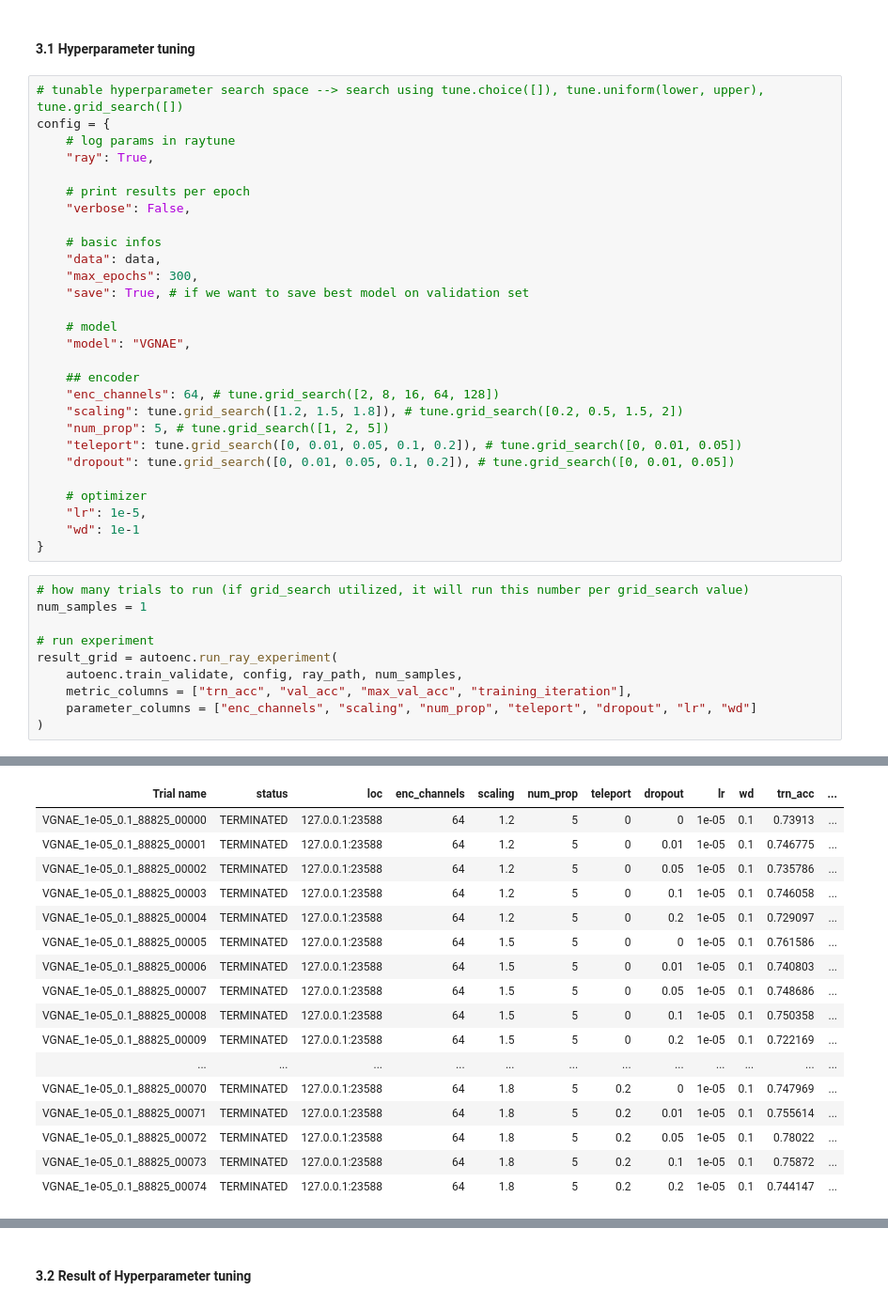
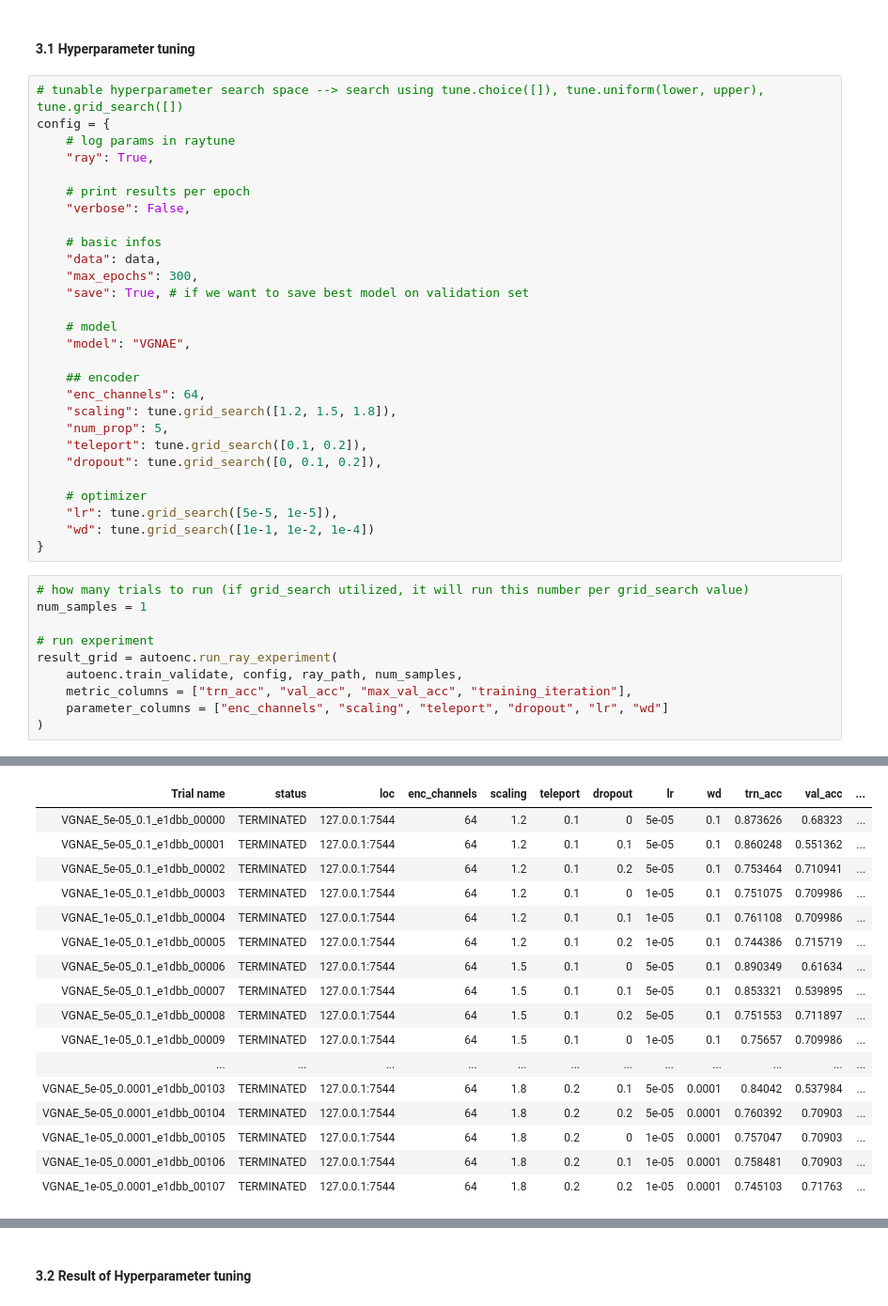
Before and after one commit to lassefschmidt/Network-Science_Challenge, a Jupyter notebook: 1_Node Embedding_VGNAE.ipynb, the cells around one changed output, grey strips where cells are left out. Shown at 94% size. Saved outputs shown, nothing was run; the diff lists cells and outputs as text.

```diff
--- a/1_Node Embedding_VGNAE.ipynb
+++ b/1_Node Embedding_VGNAE.ipynb
@@ -105,15 +105,15 @@ config = {
     "model": "VGNAE",
 
     ## encoder
-    "enc_channels": 64, # tune.grid_search([2, 8, 16, 64, 128])
-    "scaling": tune.grid_search([1.2, 1.5, 1.8]), # tune.grid_search([0.2, 0.5, 1.5, 2])
-    "num_prop": 5, # tune.grid_search([1, 2, 5])
-    "teleport": tune.grid_search([0, 0.01, 0.05, 0.1, 0.2]), # tune.grid_search([0, 0.01, 0.05])
-    "dropout": tune.grid_search([0, 0.01, 0.05, 0.1, 0.2]), # tune.grid_search([0, 0.01, 0.05])
+    "enc_channels": 64,
+    "scaling": tune.grid_search([1.2, 1.5, 1.8]),
+    "num_prop": 5,
+    "teleport": tune.grid_search([0.1, 0.2]),
+    "dropout": tune.grid_search([0, 0.1, 0.2]),
 
     # optimizer
-    "lr": 1e-5,
-    "wd": 1e-1
+    "lr": tune.grid_search([5e-5, 1e-5]),
+    "wd": tune.grid_search([1e-1, 1e-2, 1e-4])
 }
 # %%
 # how many trials to run (if grid_search utilized, it will run this number per grid_search value)
@@ -123,7 +123,7 @@ num_samples = 1
 result_grid = autoenc.run_ray_experiment(
     autoenc.train_validate, config, ray_path, num_samples,
     metric_columns = ["trn_acc", "val_acc", "max_val_acc", "training_iteration"],
-    parameter_columns = ["enc_channels", "scaling", "num_prop", "teleport", "dropout", "lr", "wd"]
+    parameter_columns = ["enc_channels", "scaling", "teleport", "dropout", "lr", "wd"]
 )
 # %% [output]
 Tune Status
@@ -136,18 +136,18 @@ Resources requested: 0/16 CPUs, 0/1 GPUs, 0.0/15.3 GiB heap, 0.0/7.65 GiB object
 Trial Status
-| Trial name | status | loc | enc_channels | scaling | num_prop | teleport | dropout | lr | wd | trn_acc | ... |
-| VGNAE_1e-05_0.1_88825_00000 | TERMINATED | 127.0.0.1:23588 | 64 | 1.2 | 5 | 0 | 0 | 1e-05 | 0.1 | 0.73913 | ... |
-| VGNAE_1e-05_0.1_88825_00001 | TERMINATED | 127.0.0.1:23588 | 64 | 1.2 | 5 | 0 | 0.01 | 1e-05 | 0.1 | 0.746775 | ... |
-| VGNAE_1e-05_0.1_88825_00002 | TERMINATED | 127.0.0.1:23588 | 64 | 1.2 | 5 | 0 | 0.05 | 1e-05 | 0.1 | 0.735786 | ... |
-| VGNAE_1e-05_0.1_88825_00003 | TERMINATED | 127.0.0.1:23588 | 64 | 1.2 | 5 | 0 | 0.1 | 1e-05 | 0.1 | 0.746058 | ... |
-| VGNAE_1e-05_0.1_88825_00004 | TERMINATED | 127.0.0.1:23588 | 64 | 1.2 | 5 | 0 | 0.2 | 1e-05 | 0.1 | 0.729097 | ... |
-| VGNAE_1e-05_0.1_88825_00005 | TERMINATED | 127.0.0.1:23588 | 64 | 1.5 | 5 | 0 | 0 | 1e-05 | 0.1 | 0.761586 | ... |
-| VGNAE_1e-05_0.1_88825_00006 | TERMINATED | 127.0.0.1:23588 | 64 | 1.5 | 5 | 0 | 0.01 | 1e-05 | 0.1 | 0.740803 | ... |
-| VGNAE_1e-05_0.1_88825_00007 | TERMINATED | 127.0.0.1:23588 | 64 | 1.5 | 5 | 0 | 0.05 | 1e-05 | 0.1 | 0.748686 | ... |
-| VGNAE_1e-05_0.1_88825_00008 | TERMINATED | 127.0.0.1:23588 | 64 | 1.5 | 5 | 0 | 0.1 | 1e-05 | 0.1 | 0.750358 | ... |
-| VGNAE_1e-05_0.1_88825_00009 | TERMINATED | 127.0.0.1:23588 | 64 | 1.5 | 5 | 0 | 0.2 | 1e-05 | 0.1 | 0.722169 | ... |
+| Trial name | status | loc | enc_channels | scaling | teleport | dropout | lr | wd | trn_acc | val_acc | ... |
+| VGNAE_5e-05_0.1_e1dbb_00000 | TERMINATED | 127.0.0.1:7544 | 64 | 1.2 | 0.1 | 0 | 5e-05 | 0.1 | 0.873626 | 0.68323 | ... |
+| VGNAE_5e-05_0.1_e1dbb_00001 | TERMINATED | 127.0.0.1:7544 | 64 | 1.2 | 0.1 | 0.1 | 5e-05 | 0.1 | 0.860248 | 0.551362 | ... |
+| VGNAE_5e-05_0.1_e1dbb_00002 | TERMINATED | 127.0.0.1:7544 | 64 | 1.2 | 0.1 | 0.2 | 5e-05 | 0.1 | 0.753464 | 0.710941 | ... |
+| VGNAE_1e-05_0.1_e1dbb_00003 | TERMINATED | 127.0.0.1:7544 | 64 | 1.2 | 0.1 | 0 | 1e-05 | 0.1 | 0.751075 | 0.709986 | ... |
+| VGNAE_1e-05_0.1_e1dbb_00004 | TERMINATED | 127.0.0.1:7544 | 64 | 1.2 | 0.1 | 0.1 | 1e-05 | 0.1 | 0.761108 | 0.709986 | ... |
+| VGNAE_1e-05_0.1_e1dbb_00005 | TERMINATED | 127.0.0.1:7544 | 64 | 1.2 | 0.1 | 0.2 | 1e-05 | 0.1 | 0.744386 | 0.715719 | ... |
+| VGNAE_5e-05_0.1_e1dbb_00006 | TERMINATED | 127.0.0.1:7544 | 64 | 1.5 | 0.1 | 0 | 5e-05 | 0.1 | 0.890349 | 0.61634 | ... |
+| VGNAE_5e-05_0.1_e1dbb_00007 | TERMINATED | 127.0.0.1:7544 | 64 | 1.5 | 0.1 | 0.1 | 5e-05 | 0.1 | 0.853321 | 0.539895 | ... |
+| VGNAE_5e-05_0.1_e1dbb_00008 | TERMINATED | 127.0.0.1:7544 | 64 | 1.5 | 0.1 | 0.2 | 5e-05 | 0.1 | 0.751553 | 0.711897 | ... |
+| VGNAE_1e-05_0.1_e1dbb_00009 | TERMINATED | 127.0.0.1:7544 | 64 | 1.5 | 0.1 | 0 | 1e-05 | 0.1 | 0.75657 | 0.709986 | ... |
 | ... | ... | ... | ... | ... | ... | ... | ... | ... | ... | ... | ... |
-| VGNAE_1e-05_0.1_88825_00070 | TERMINATED | 127.0.0.1:23588 | 64 | 1.8 | 5 | 0.2 | 0 | 1e-05 | 0.1 | 0.747969 | ... |
-| VGNAE_1e-05_0.1_88825_00071 | TERMINATED | 127.0.0.1:23588 | 64 | 1.8 | 5 | 0.2 | 0.01 | 1e-05 | 0.1 | 0.755614 | ... |
-| VGNAE_1e-05_0.1_88825_00072 | TERMINATED | 127.0.0.1:23588 | 64 | 1.8 | 5 | 0.2 | 0.05 | 1e-05 | 0.1 | 0.78022 | ... |
-| VGNAE_1e-05_0.1_88825_00073 | TERMINATED | 127.0.0.1:23588 | 64 | 1.8 | 5 | 0.2 | 0.1 | 1e-05 | 0.1 | 0.75872 | ... |
-| VGNAE_1e-05_0.1_88825_00074 | TERMINATED | 127.0.0.1:23588 | 64 | 1.8 | 5 | 0.2 | 0.2 | 1e-05 | 0.1 | 0.744147 | ... |
+| VGNAE_5e-05_0.0001_e1dbb_00103 | TERMINATED | 127.0.0.1:7544 | 64 | 1.8 | 0.2 | 0.1 | 5e-05 | 0.0001 | 0.84042 | 0.537984 | ... |
+| VGNAE_5e-05_0.0001_e1dbb_00104 | TERMINATED | 127.0.0.1:7544 | 64 | 1.8 | 0.2 | 0.2 | 5e-05 | 0.0001 | 0.760392 | 0.70903 | ... |
+| VGNAE_1e-05_0.0001_e1dbb_00105 | TERMINATED | 127.0.0.1:7544 | 64 | 1.8 | 0.2 | 0 | 1e-05 | 0.0001 | 0.757047 | 0.70903 | ... |
+| VGNAE_1e-05_0.0001_e1dbb_00106 | TERMINATED | 127.0.0.1:7544 | 64 | 1.8 | 0.2 | 0.1 | 1e-05 | 0.0001 | 0.758481 | 0.70903 | ... |
+| VGNAE_1e-05_0.0001_e1dbb_00107 | TERMINATED | 127.0.0.1:7544 | 64 | 1.8 | 0.2 | 0.2 | 1e-05 | 0.0001 | 0.745103 | 0.71763 | ... |
```
Also changed, not shown: parts of 15 cells of this notebook, 5 other files.
